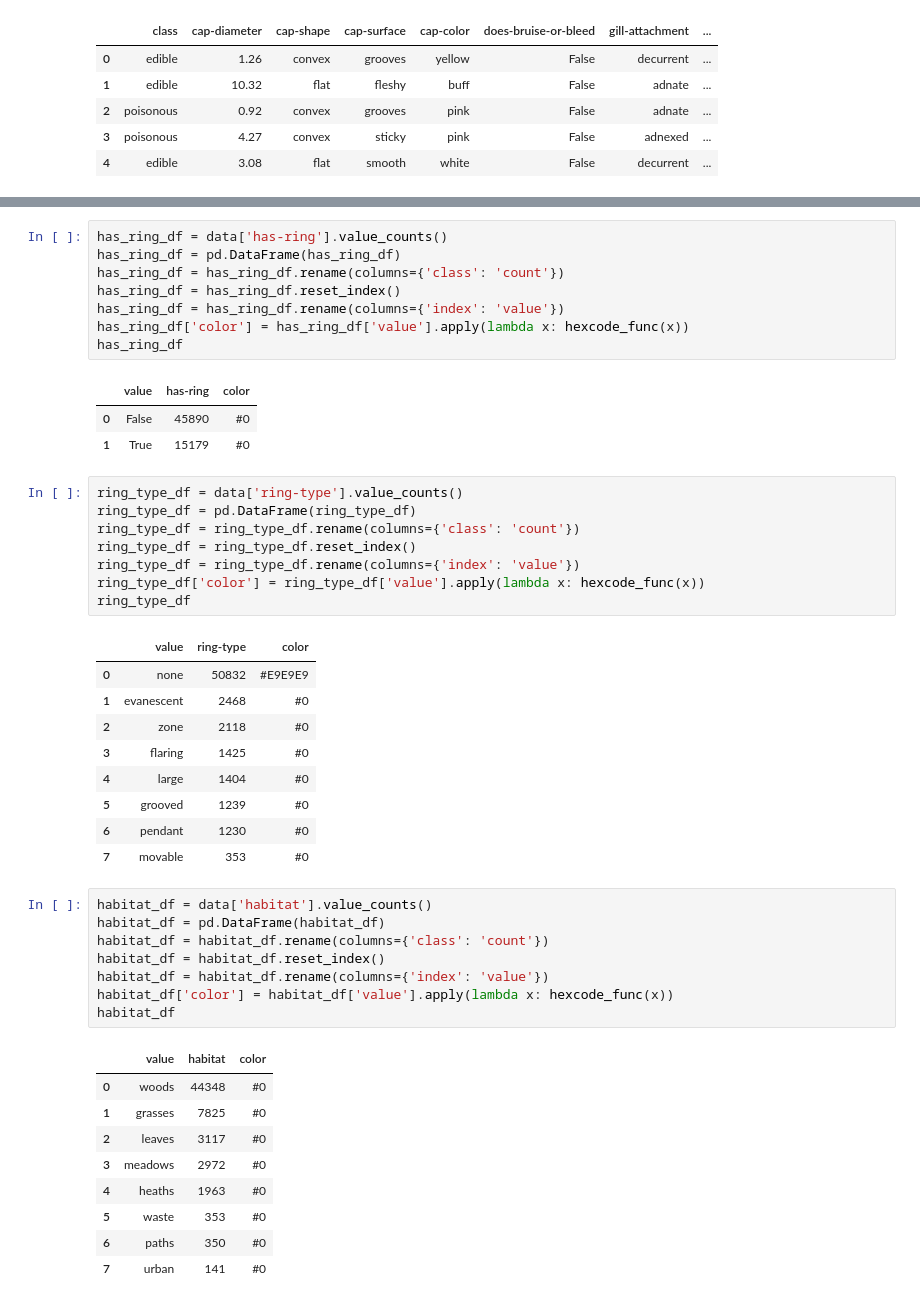
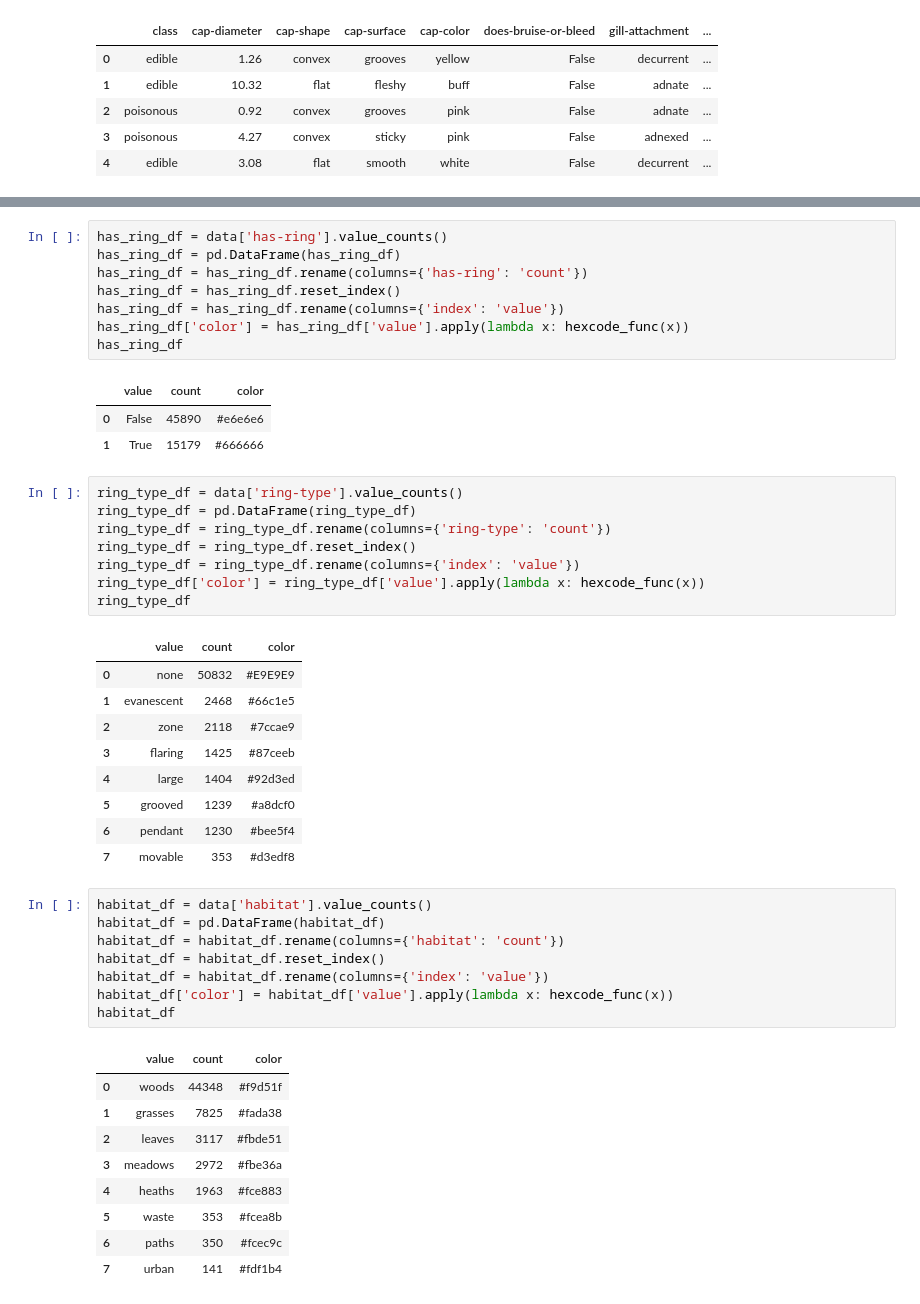
Before and after one commit to lauragabrielson/Mushroom_Classifier, a Jupyter notebook: pre_ml_analysis.ipynb, the cells around one changed output, grey strips where cells are left out. Drawn from its saved outputs; the diff is of its cells as text.

```diff
--- a/pre_ml_analysis.ipynb
+++ b/pre_ml_analysis.ipynb
@@ -344,51 +344,51 @@ stem_color_df
 # %%
 has_ring_df = data['has-ring'].value_counts()
 has_ring_df = pd.DataFrame(has_ring_df)
-has_ring_df = has_ring_df.rename(columns={'class': 'count'})
+has_ring_df = has_ring_df.rename(columns={'has-ring': 'count'})
 has_ring_df = has_ring_df.reset_index()
 has_ring_df = has_ring_df.rename(columns={'index': 'value'})
 has_ring_df['color'] = has_ring_df['value'].apply(lambda x: hexcode_func(x))
 has_ring_df
 # %% [output]
-|  | value | has-ring | color |
-| 0 | False | 45890 | #0 |
-| 1 | True | 15179 | #0 |
+|  | value | count | color |
+| 0 | False | 45890 | #e6e6e6 |
+| 1 | True | 15179 | #666666 |
 # %%
 ring_type_df = data['ring-type'].value_counts()
 ring_type_df = pd.DataFrame(ring_type_df)
-ring_type_df = ring_type_df.rename(columns={'class': 'count'})
+ring_type_df = ring_type_df.rename(columns={'ring-type': 'count'})
 ring_type_df = ring_type_df.reset_index()
 ring_type_df = ring_type_df.rename(columns={'index': 'value'})
 ring_type_df['color'] = ring_type_df['value'].apply(lambda x: hexcode_func(x))
 ring_type_df
 # %% [output]
-|  | value | ring-type | color |
+|  | value | count | color |
 | 0 | none | 50832 | #E9E9E9 |
-| 1 | evanescent | 2468 | #0 |
-| 2 | zone | 2118 | #0 |
-| 3 | flaring | 1425 | #0 |
-| 4 | large | 1404 | #0 |
-| 5 | grooved | 1239 | #0 |
-| 6 | pendant | 1230 | #0 |
-| 7 | movable | 353 | #0 |
+| 1 | evanescent | 2468 | #66c1e5 |
+| 2 | zone | 2118 | #7ccae9 |
+| 3 | flaring | 1425 | #87ceeb |
+| 4 | large | 1404 | #92d3ed |
+| 5 | grooved | 1239 | #a8dcf0 |
+| 6 | pendant | 1230 | #bee5f4 |
+| 7 | movable | 353 | #d3edf8 |
 # %%
 habitat_df = data['habitat'].value_counts()
 habitat_df = pd.DataFrame(habitat_df)
-habitat_df = habitat_df.rename(columns={'class': 'count'})
+habitat_df = habitat_df.rename(columns={'habitat': 'count'})
 habitat_df = habitat_df.reset_index()
 habitat_df = habitat_df.rename(columns={'index': 'value'})
 habitat_df['color'] = habitat_df['value'].apply(lambda x: hexcode_func(x))
 habitat_df
 # %% [output]
-|  | value | habitat | color |
-| 0 | woods | 44348 | #0 |
-| 1 | grasses | 7825 | #0 |
-| 2 | leaves | 3117 | #0 |
-| 3 | meadows | 2972 | #0 |
-| 4 | heaths | 1963 | #0 |
-| 5 | waste | 353 | #0 |
-| 6 | paths | 350 | #0 |
-| 7 | urban | 141 | #0 |
+|  | value | count | color |
+| 0 | woods | 44348 | #f9d51f |
+| 1 | grasses | 7825 | #fada38 |
+| 2 | leaves | 3117 | #fbde51 |
+| 3 | meadows | 2972 | #fbe36a |
+| 4 | heaths | 1963 | #fce883 |
+| 5 | waste | 353 | #fcea8b |
+| 6 | paths | 350 | #fcec9c |
+| 7 | urban | 141 | #fdf1b4 |
 # %%
 season_df = data['season'].value_counts()
 season_df = pd.DataFrame(season_df)
```
Also changed, not shown: parts of 12 cells of this notebook, 13 other files.
